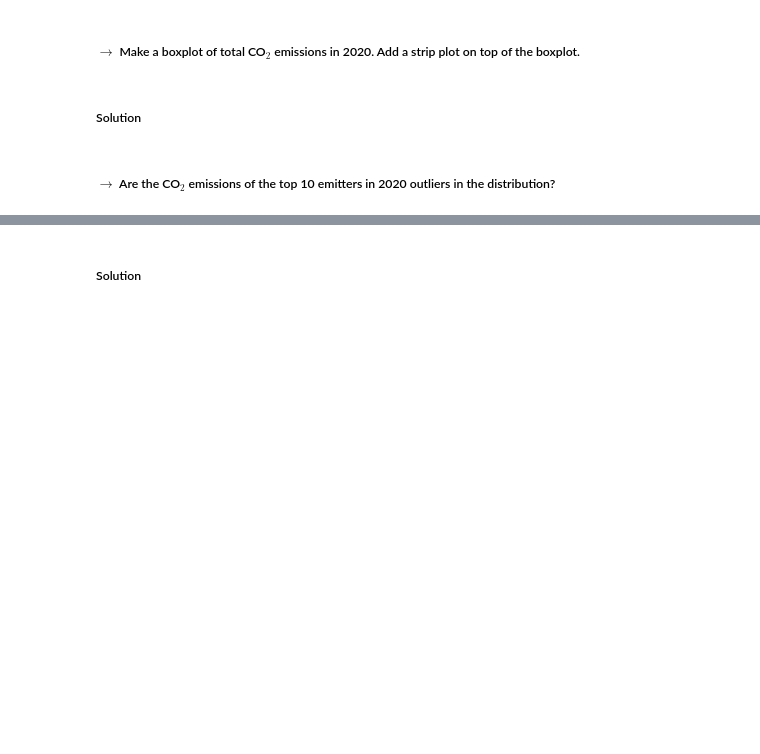
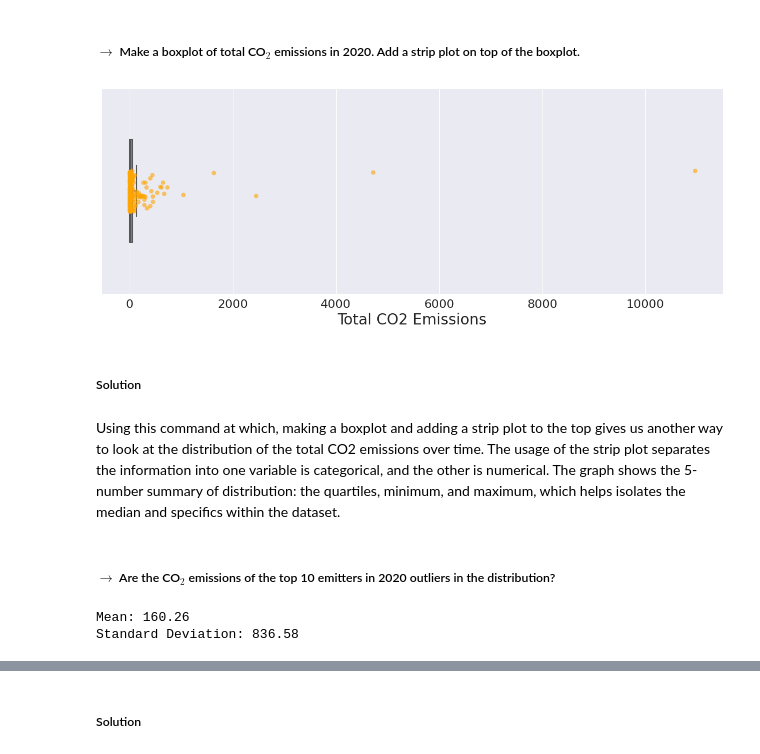
Before and after one commit to hnguyen199/HNCO2Emissions, a Jupyter notebook: Harold_Nguyen_MATH_2315_Lab_1.ipynb, the cells around one changed output, grey strips where cells are left out. Saved outputs shown, nothing was run; the diff lists cells and outputs as text; code cells hidden in the pictures; blank space fills up the shorter version.

```diff
--- a/Harold_Nguyen_MATH_2315_Lab_1.ipynb
+++ b/Harold_Nguyen_MATH_2315_Lab_1.ipynb
@@ -136,6 +207,22 @@ df.nlargest('population')
 # %% [markdown]
 ##### $\rightarrow$ Make a boxplot of total CO$_2$ emissions in 2020. Add a strip plot on top of the boxplot.
+# %%
+#The size of the graph
+plt.figure(figsize = (15,5))
+#Create the boxplot
+sns.boxplot(data = df2020, x = 'co2', color = 'dodgerblue', width = 0.5, fliersize = 0)
+#Adding the strip plot within our boxplot
+sns.stripplot(data = df2020, x = 'co2', color = 'orange', size = 6, alpha = 0.6)
+#Label axes
+plt.xlabel('Total CO2 Emissions', fontsize = 20)
+
+#Set sizes of tick labels
+plt.tick_params(labelsize = 16)
+# %% [output]
+[figure, added]
 # %% [markdown]
 ##### Solution
+# %% [markdown]
+Using this command at which, making a boxplot and adding a strip plot to the top gives us another way to look at the distribution of the total CO2 emissions over time. The usage of the strip plot separates the information into one variable is categorical, and the other is numerical. The graph shows the 5-number summary of distribution: the quartiles, minimum, and maximum, which helps isolates the median and specifics within the dataset.
 # %% [markdown]
 ##### $\rightarrow$ Are the CO$_2$ emissions of the top 10 emitters in 2020 outliers in the distribution?
@@ -141,0 +232,10 @@ df.nlargest('population')
+# %%
+#Calculates the mean and standard deviation for all within the year of 2020
+mean = df_2020['co2'].mean()
+std = df_2020['co2'].std()
+
+print(f"Mean: {mean:.2f}")
+print(f"Standard Deviation: {std:.2f}")
+# %% [output]
+Mean: 160.26
+Standard Deviation: 836.58
```
Also changed, not shown: parts of 36 cells of this notebook.
